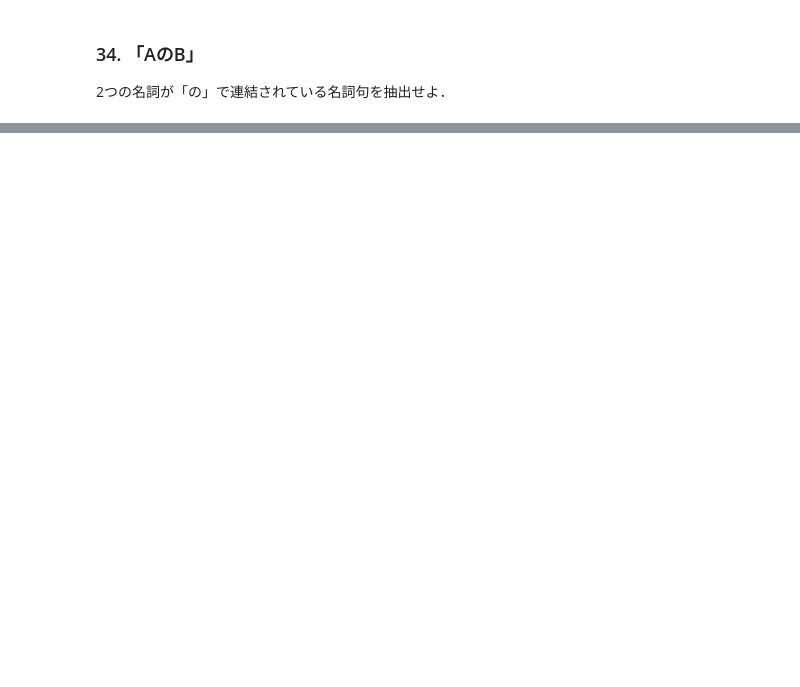
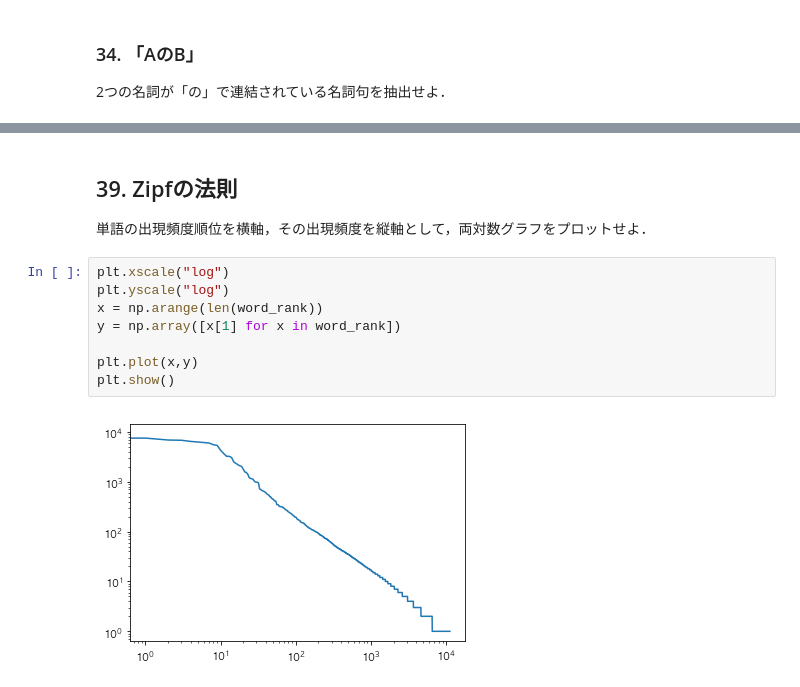
Before and after one commit to scapegoat06/NLP100knock, a Jupyter notebook: 100knock_chap4.ipynb, the cells around one changed output, grey strips where cells are left out. Drawn from its saved outputs; the diff is of its cells as text; blank space fills up the shorter version.

```diff
--- a/100knock_chap4.ipynb
+++ b/100knock_chap4.ipynb
@@ -113,0 +182,13 @@ SyntaxError: invalid syntax (<ipython-input-52-0e1eb79e57f3>, line 5)
+# %% [markdown]
+## 39. Zipfの法則
+単語の出現頻度順位を横軸，その出現頻度を縦軸として，両対数グラフをプロットせよ．
+# %%
+plt.xscale("log")
+plt.yscale("log")
+x = np.arange(len(word_rank))
+y = np.array([x[1] for x in word_rank])
+
+plt.plot(x,y)
+plt.show()
+# %% [output]
+[figure, added]
```
Also changed, not shown: parts of 12 cells of this notebook, 7 other files.
